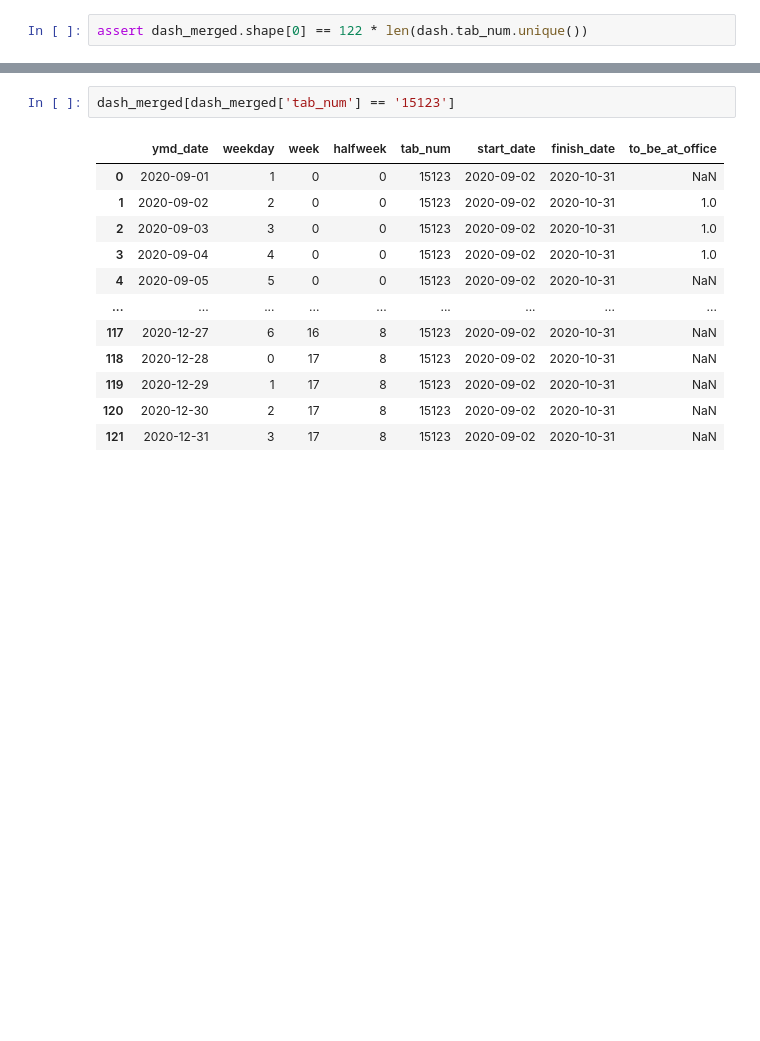
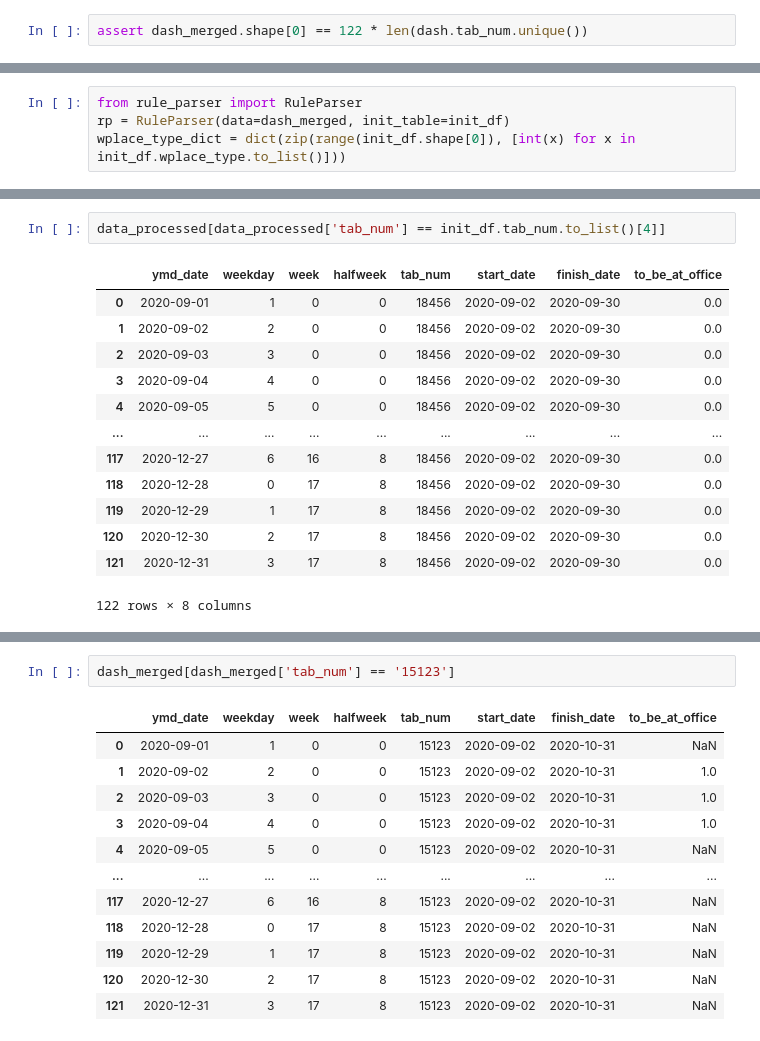
Before and after one commit to varsey/dashboard-formation, a Jupyter notebook: 0_eda.ipynb, the cells around one changed output, grey strips where cells are left out. Drawn from its saved outputs; the diff is of its cells as text; blank space fills up the shorter version.

Commit message:
feat - RuleParser calss added

```diff
--- a/0_eda.ipynb
+++ b/0_eda.ipynb
@@ -116,0 +151,4 @@ dash_merged.sample(5)
+# %%
+from rule_parser import RuleParser
+rp = RuleParser(data=dash_merged, init_table=init_df)
+wplace_type_dict = dict(zip(range(init_df.shape[0]), [int(x) for x in init_df.wplace_type.to_list()]))
@@ -116,0 +159,16 @@ dash_merged.sample(5)
+# %%
+data_processed[data_processed['tab_num'] == init_df.tab_num.to_list()[4]]
+# %% [output]
+|  | ymd_date | weekday | week | halfweek | tab_num | start_date | finish_date | to_be_at_office |
+| 0 | 2020-09-01 | 1 | 0 | 0 | 18456 | 2020-09-02 | 2020-09-30 | 0.0 |
+| 1 | 2020-09-02 | 2 | 0 | 0 | 18456 | 2020-09-02 | 2020-09-30 | 0.0 |
+| 2 | 2020-09-03 | 3 | 0 | 0 | 18456 | 2020-09-02 | 2020-09-30 | 0.0 |
+| 3 | 2020-09-04 | 4 | 0 | 0 | 18456 | 2020-09-02 | 2020-09-30 | 0.0 |
+| 4 | 2020-09-05 | 5 | 0 | 0 | 18456 | 2020-09-02 | 2020-09-30 | 0.0 |
+| ... | ... | ... | ... | ... | ... | ... | ... | ... |
+| 117 | 2020-12-27 | 6 | 16 | 8 | 18456 | 2020-09-02 | 2020-09-30 | 0.0 |
+| 118 | 2020-12-28 | 0 | 17 | 8 | 18456 | 2020-09-02 | 2020-09-30 | 0.0 |
+| 119 | 2020-12-29 | 1 | 17 | 8 | 18456 | 2020-09-02 | 2020-09-30 | 0.0 |
+| 120 | 2020-12-30 | 2 | 17 | 8 | 18456 | 2020-09-02 | 2020-09-30 | 0.0 |
+| 121 | 2020-12-31 | 3 | 17 | 8 | 18456 | 2020-09-02 | 2020-09-30 | 0.0 |
+122 rows × 8 columns
```
Also changed, not shown: parts of 39 cells of this notebook, 1 other file.
